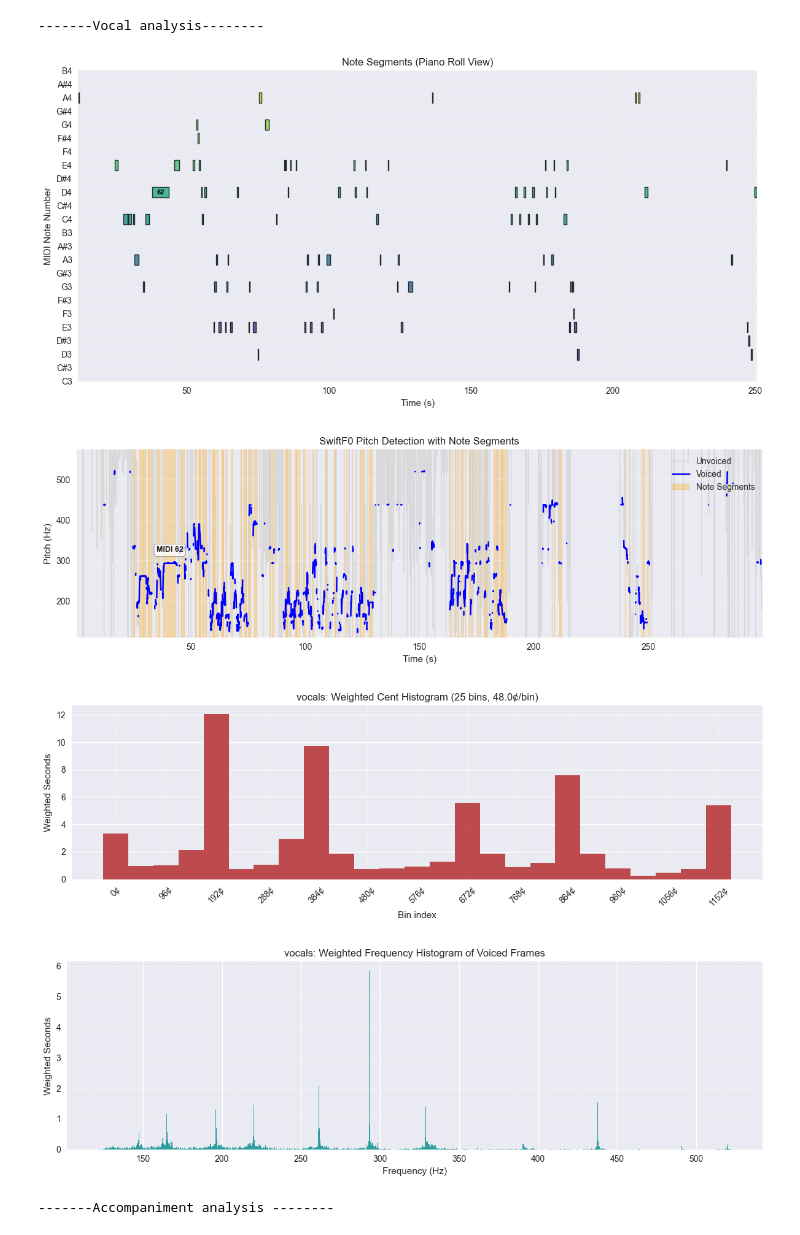
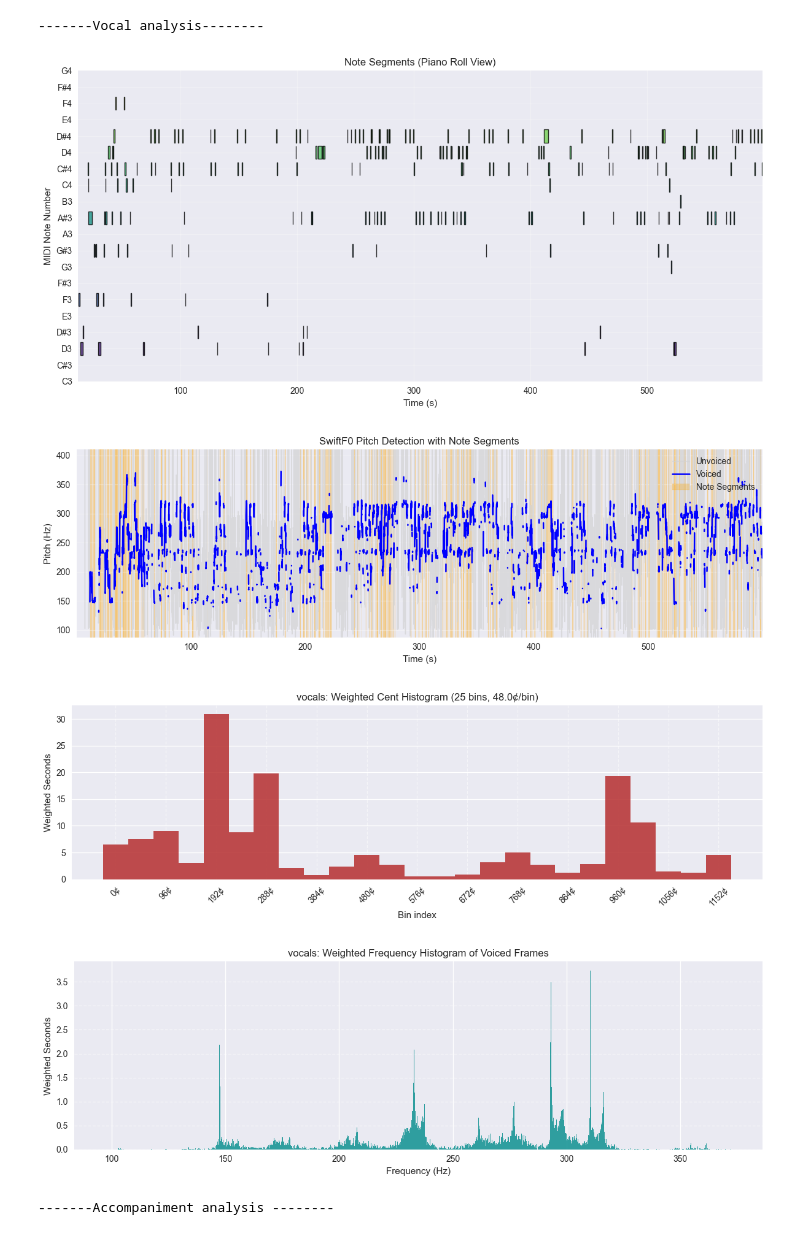
Before and after one commit to saumyamishra654/raga-detection, a Jupyter notebook: stem_seperation_joint_estimation.ipynb, the cells around one changed output. Saved outputs shown, nothing was run; the diff lists cells and outputs as text; code cells hidden in the pictures.

```diff
--- a/stem_seperation_joint_estimation.ipynb
+++ b/stem_seperation_joint_estimation.ipynb
@@ -14,9 +15,8 @@ tf.config.threading.set_intra_op_parallelism_threads(
 tf.config.threading.set_inter_op_parallelism_threads(2)
 # %%
 # inputs
-# audio_path = '/Users/saumyamishra/Desktop/intern/summer25/RagaDetection/RagaDataset/Hindustani/audio/Bilaskhani Todi/Bilaskhani Todi_3.mp3'
-
-audio_path = '/Users/saumyamishra/Desktop/intern/summer25/RagaDetection/audio/megh.mp3'
+# audio_path = '/Users/saumyamishra/Desktop/intern/summer25/RagaDetection/RagaDataset/Hindustani/audio/Jog/Jog_10.mp3'
+audio_path = '/Users/saumyamishra/Desktop/intern/summer25/RagaDetection/audio/marubihagavc.mp3'
 
 output_dir = 'separated_stems'        # saved stems directory
 
@@ -57,6 +43,6 @@ INFO:spleeter:File separated_stems/megh/accompaniment.wav written succesfully
 # %%
 def analyze_audio_stem(stem_path, detector, output_prefix="output", num_bins=25):
-    y, sr = librosa.load(stem_path, sr=None, duration=300.0)
+    y, sr = librosa.load(stem_path, sr=None, duration=600.0)
     result = detector.detect_from_array(y, sr)
 
     # 1. Pitch plots + CSV
@@ -155,35 +141,35 @@ vocals_notes, result_v, valid_freqs_v, cent_hist_v = analyze_audio_stem(
 min_note_str = 'G1'
 max_note_str = 'C5'
 fmin_hz = librosa.note_to_hz(min_note_str)
 fmax_hz = librosa.note_to_hz(max_note_str)
 detector = SwiftF0(fmin=fmin_hz, fmax=fmax_hz, confidence_threshold=0.8)
 
 print("-------Accompaniment analysis --------")
 accompaniment_notes, result_a, valid = analyze_audio_stem(
     accompaniment_path,
     detector,
     output_prefix="accompaniment"
 )
 
 # if accompaniment came back empty, retry with a lower confidence threshold
 if not accompaniment_notes:
     print("No accompaniment notes found; lowering confidence threshold")
     fmin_hz = 65.0
     fmax_hz = 2093.75
     detector = SwiftF0(fmin=fmin_hz, fmax=fmax_hz, confidence_threshold=0.8)
     accompaniment_notes, result_a, valid = analyze_audio_stem(
         accompaniment_path,
         detector,
         output_prefix="accompaniment"
     )
     if accompaniment_notes:
         print(f"retry succeeded: found {len(accompaniment_notes)} notes.")
     else:
         print("Retry still returned no notes.")
 # %% [output]
 -------Vocal analysis--------
-[figure, old version]
+[figure, new version]
-[figure, old version]
+[figure, new version]
-[figure, old version]
+[figure, new version]
-[figure, old version]
+[figure, new version]
 -------Accompaniment analysis --------
```
Also changed, not shown: parts of 6 cells of this notebook.
